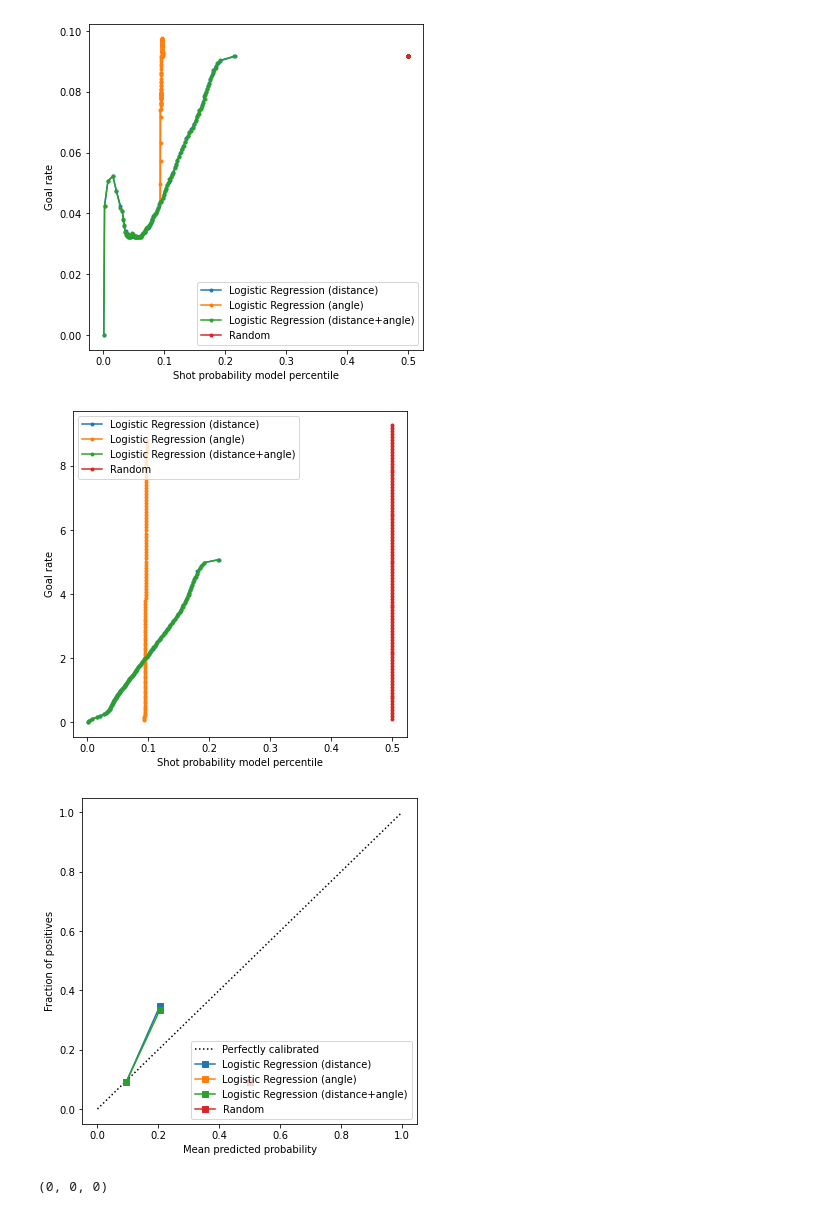
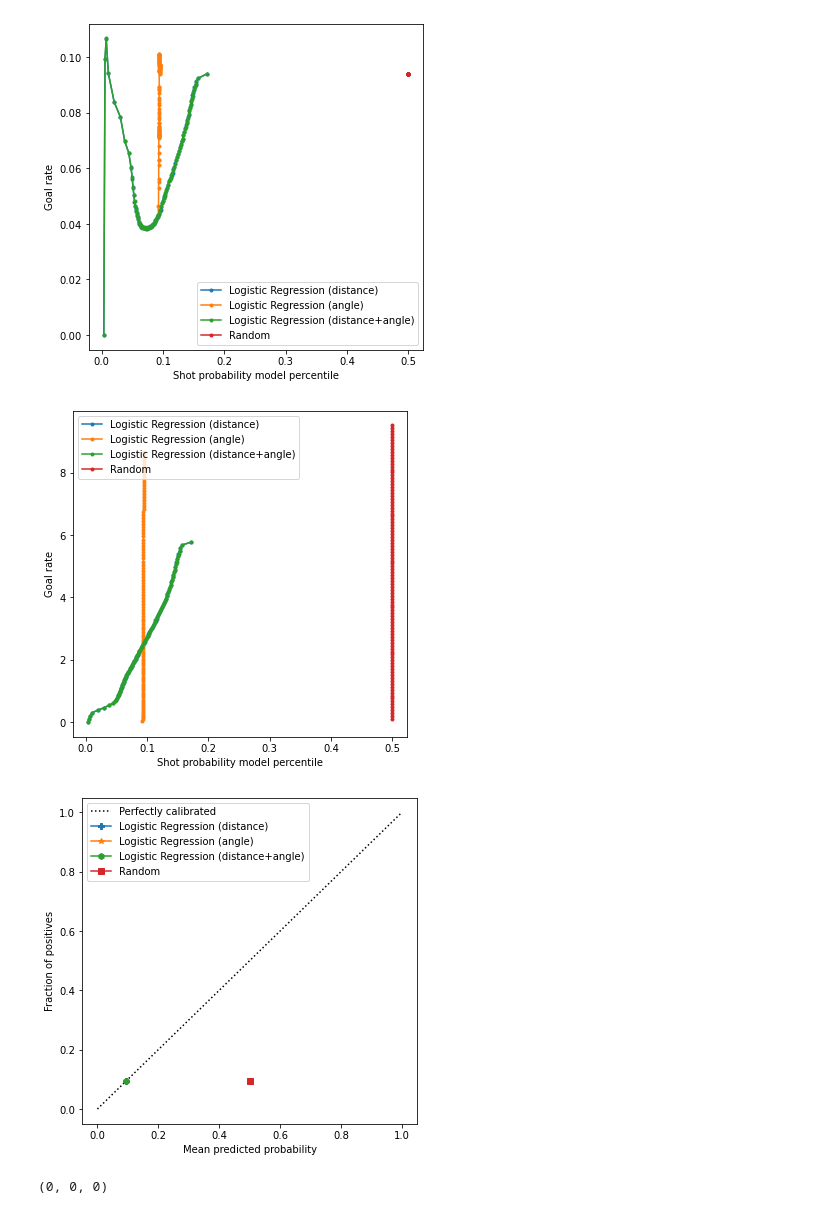
Before and after one commit to sorinmuchi/IFT6758, a Jupyter notebook: notebooks/3-BaselineModels.ipynb, the cells around one changed output. Drawn from its saved outputs; the diff is of its cells as text; code cells hidden in the pictures.

```diff
--- a/notebooks/3-BaselineModels.ipynb
+++ b/notebooks/3-BaselineModels.ipynb
@@ -48,0 +22,4 @@ df.head()
+# %%
+df = pd.read_csv('../data/trainingSet.csv')
+display(df.shape)
+df.head()
@@ -48,0 +34,8 @@ df.head()
+# %%
+# Read and preprocess data
+df = df[['distanceFromNet', 'angle', 'Goal']]
+df = df.rename({'Goal': 'is_goal', 'distanceFromNet': 'distance'}, axis=1)
+df = df.dropna().reset_index(drop=True)
+df['is_goal'] = df['is_goal'].astype(np.int64)
+display(df.shape)
+df.head()
@@ -49,7 +50,7 @@ df.head()
 # %%
 X = df[['distance', 'angle']]
 y = df['is_goal'].to_numpy()
-X_train, X_val, y_train, y_val = train_test_split(X, y, test_size=0.1, random_state=0)
+X_train, X_val, y_train, y_val = train_test_split(X, y, test_size=0.2, random_state=123)
 # %%
 print(f'Dataset size: {len(X)}')
 print(f'Training dataset size: {len(X_train)}')
@@ -258,7 +233,7 @@ plt.savefig('../figures/goal_rate_percentile_1.png')
 
 plt.show()
 # %% [output]
-[figure, old version]
+[figure, new version]
 # %%
 ### cumulative portion of goals = F(shot probability model percentile) ###
 
@@ -303,18 +278,21 @@ plt.savefig('../figures/goal_rate_percentile_2.png')
 
 plt.show()
 # %% [output]
-[figure, old version]
+[figure, new version]
 # %%
 fig, ax = plt.subplots(figsize=(6, 6))
 
-disp1 = CalibrationDisplay.from_estimator(lr_clf1, X_val1, y_val, label='Logistic Regression (distance)', ax=ax)
-disp2 = CalibrationDisplay.from_estimator(lr_clf2, X_val2, y_val, label='Logistic Regression (angle)', ax=ax)
-disp3 = CalibrationDisplay.from_estimator(lr_clf3, X_val3, y_val, label='Logistic Regression (distance+angle)', ax=ax)
-disp4 = CalibrationDisplay.from_estimator(random_clf, X_val3, y_val, label='Random', ax=ax)
+
+disp1 = CalibrationDisplay.from_estimator(lr_clf1, X_val1, y_val, label='Logistic Regression (distance)', marker="P", ax=ax)
+disp2 = CalibrationDisplay.from_estimator(lr_clf2, X_val2, y_val, label='Logistic Regression (angle)', marker="*", ax=ax)
+disp3 = CalibrationDisplay.from_estimator(lr_clf3, X_val3, y_val, label='Logistic Regression (distance+angle)', marker="h", ax=ax)
+disp4 = CalibrationDisplay.from_estimator(random_clf, X_val3, y_val, label='Random', marker="s", ax=ax)
+
+ax.legend(loc='upper left')
 
 plt.savefig('../figures/calibration_diagram.png')
 
 plt.show()
 # %% [output]
-[figure, old version]
+[figure, new version]
 # %%
```
Also changed, not shown: parts of 18 cells of this notebook, 7 other files.
